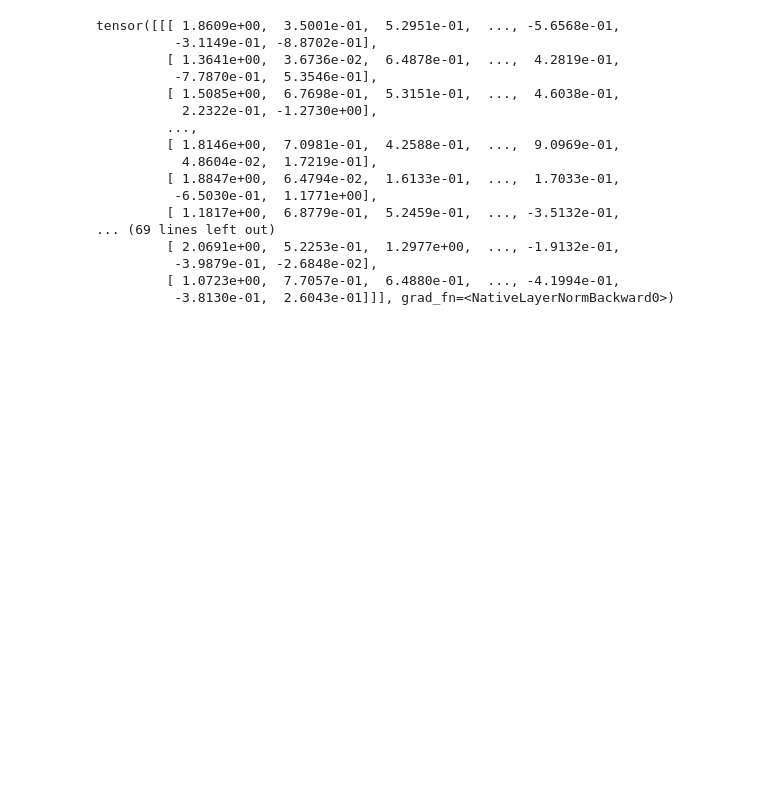
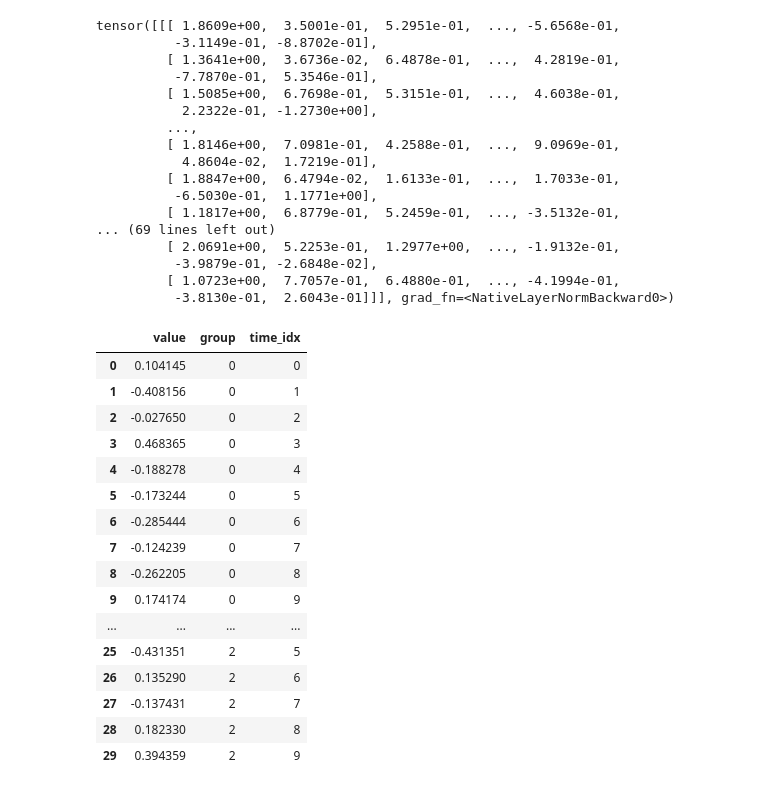
Before and after one commit to mkmuriithi/csc492_deep_learning_project, a Jupyter notebook: algo_repo/StockTransformer.ipynb, the cells around one changed output. Cells and saved outputs as stored; diff of their text form; code cells hidden in the pictures; blank space fills up the shorter version.

```diff
--- a/algo_repo/StockTransformer.ipynb
+++ b/algo_repo/StockTransformer.ipynb
@@ -126,0 +417,27 @@ tensor([[[ 1.8609e+00,  3.5001e-01,  5.2951e-01,  ..., -5.6568e-01,
+# %%
+test_data = pd.DataFrame(
+    dict(
+        value=np.random.rand(30) - 0.5,
+        group=np.repeat(np.arange(3), 10),
+        time_idx=np.tile(np.arange(10), 3),
+    )
+)
+test_data
+# %% [output]
+|  | value | group | time_idx |
+| 0 | 0.104145 | 0 | 0 |
+| 1 | -0.408156 | 0 | 1 |
+| 2 | -0.027650 | 0 | 2 |
+| 3 | 0.468365 | 0 | 3 |
+| 4 | -0.188278 | 0 | 4 |
+| 5 | -0.173244 | 0 | 5 |
+| 6 | -0.285444 | 0 | 6 |
+| 7 | -0.124239 | 0 | 7 |
+| 8 | -0.262205 | 0 | 8 |
+| 9 | 0.174174 | 0 | 9 |
+| ... | ... | ... | ... |
+| 25 | -0.431351 | 2 | 5 |
+| 26 | 0.135290 | 2 | 6 |
+| 27 | -0.137431 | 2 | 7 |
+| 28 | 0.182330 | 2 | 8 |
+| 29 | 0.394359 | 2 | 9 |
```
Also changed, not shown: parts of 25 cells of this notebook, 1 other file.
